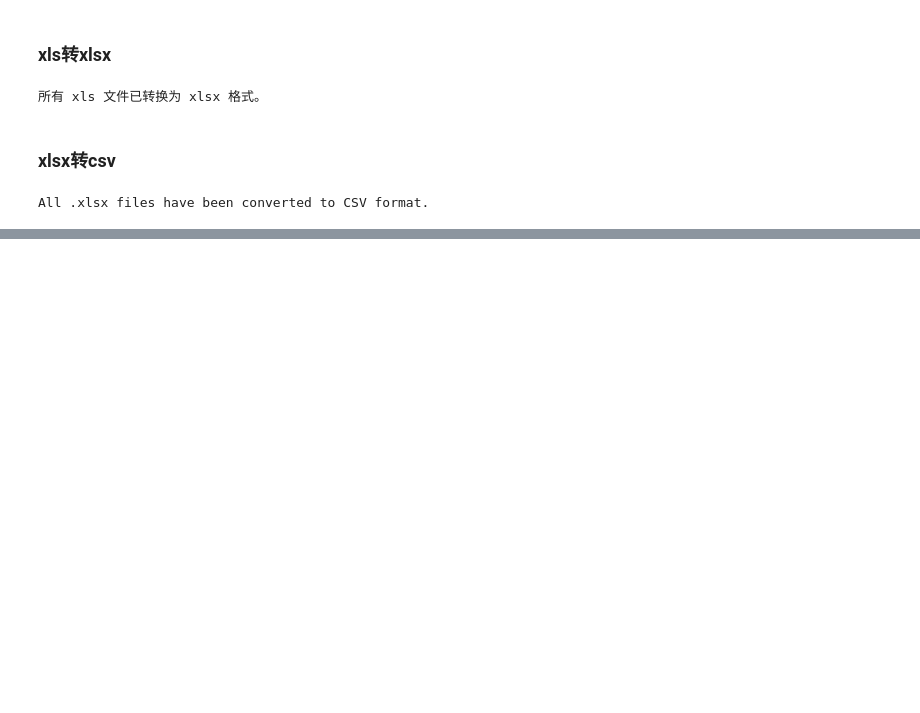
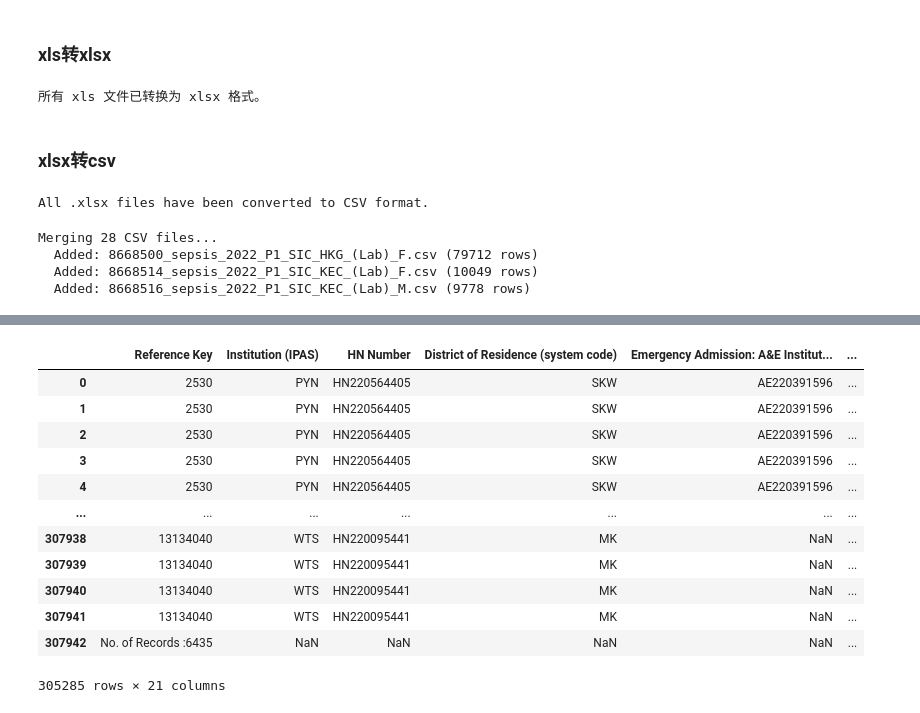
Before and after one commit to Tptpvy/BIOF4001, a Jupyter notebook: xls_trans_csv.ipynb, the cells around one changed output, grey strips where cells are left out. Drawn from its saved outputs; the diff is of its cells as text; code cells hidden in the pictures; blank space fills up the shorter version.

```diff
--- a/xls_trans_csv.ipynb
+++ b/xls_trans_csv.ipynb
@@ -60,3 +60,65 @@ for filename in os.listdir(file_folder):
 print("All .xlsx files have been converted to CSV format.")
 # %% [output]
 All .xlsx files have been converted to CSV format.
+# %%
+import os
+import pandas as pd
+import glob
+
+def update_merged_lab_data(file_folder="./model/data/lab/"):
+    """
+    Merges all CSV files in csv_folder and updates merged_lab_data.csv.
+    If merged_lab_data.csv already exists, it will be overwritten with fresh merge.
+    """
+
+    csv_folder = os.path.join(file_folder, 'csv_file')
+    output_path = os.path.join(csv_folder, 'merged_lab_data.csv')
+
+    # Get all CSV files (excluding the merged file)
+    csv_files = glob.glob(os.path.join(csv_folder, '*.csv'))
+    csv_files = [f for f in csv_files if 'merged_lab_data' not in f]
+
+    if not csv_files:
+        print("No CSV files found to merge.")
+        return None
+
+    print(f"Merging {len(csv_files)} CSV files...")
+
+    # Read and concatenate all files
+    df_list = []
+    for file in csv_files:
+        try:
+            temp_df = pd.read_csv(file)
+            df_list.append(temp_df)
+            print(f"  Added: {os.path.basename(file)} ({len(temp_df)} rows)")
+        except Exception as e:
+            print(f"  Error: {os.path.basename(file)} - {e}")
+
+    if not df_list:
+        return None
+
+    merged_df = pd.concat(df_list, ignore_index=True)
+
+    # Remove duplicates
+    before = len(merged_df)
+    merged_df = merged_df.drop_duplicates()
+    after = len(merged_df)
+
+    if before > after:
+        print(f"  Removed {before - after} duplicate rows")
+
+    # Save
+    merged_df.to_csv(output_path, index=False)
+    print(f"\nSaved to: {output_path}")
+    print(f"Total rows: {len(merged_df)}")
+    print(f"Total columns: {len(merged_df.columns)}")
+
+    return merged_df
+
+# Run
+update_merged_lab_data("./model/data/lab/")
+# %% [output]
+Merging 28 CSV files...
+  Added: 8668500_sepsis_2022_P1_SIC_HKG_(Lab)_F.csv (79712 rows)
+  Added: 8668514_sepsis_2022_P1_SIC_KEC_(Lab)_F.csv (10049 rows)
+  Added: 8668516_sepsis_2022_P1_SIC_KEC_(Lab)_M.csv (9778 rows)
@@ -63,3 +142,16 @@ All .xlsx files have been converted to CSV format.
+|  | Reference Key | Institution (IPAS) | HN Number | District of Residence (system code) | Emergency Admission: A&E Institut... | ... |
+| 0 | 2530 | PYN | HN220564405 | SKW | AE220391596 | ... |
+| 1 | 2530 | PYN | HN220564405 | SKW | AE220391596 | ... |
+| 2 | 2530 | PYN | HN220564405 | SKW | AE220391596 | ... |
+| 3 | 2530 | PYN | HN220564405 | SKW | AE220391596 | ... |
+| 4 | 2530 | PYN | HN220564405 | SKW | AE220391596 | ... |
+| ... | ... | ... | ... | ... | ... | ... |
+| 307938 | 13134040 | WTS | HN220095441 | MK | NaN | ... |
+| 307939 | 13134040 | WTS | HN220095441 | MK | NaN | ... |
+| 307940 | 13134040 | WTS | HN220095441 | MK | NaN | ... |
+| 307941 | 13134040 | WTS | HN220095441 | MK | NaN | ... |
+| 307942 | No. of Records :6435 | NaN | NaN | NaN | NaN | ... |
+305285 rows × 21 columns
 # %%
 import glob
 
```
Also changed, not shown: parts of 1 cell of this notebook, 23 other files.
